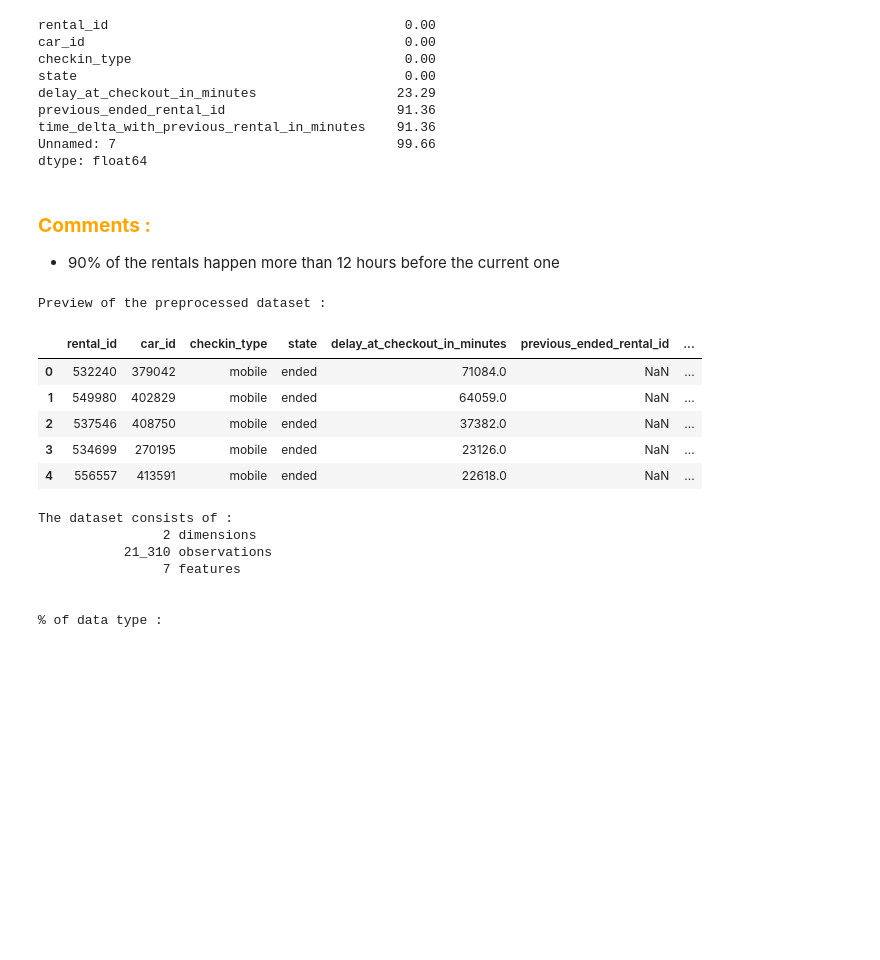
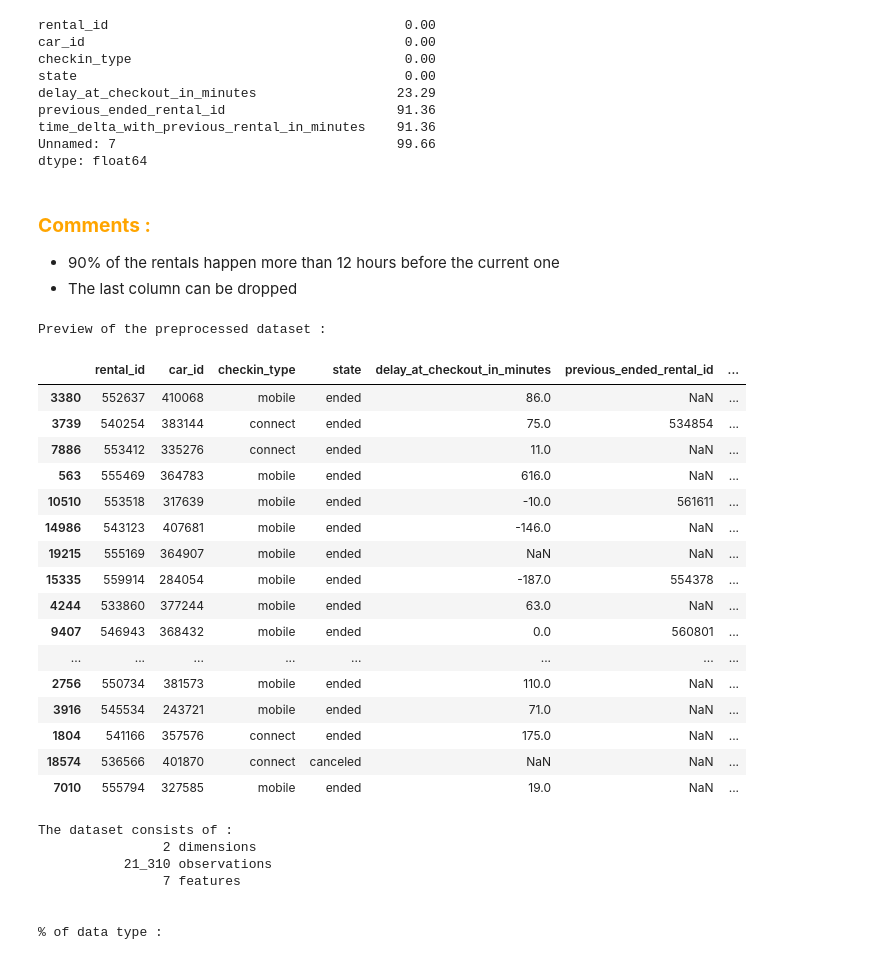
Before and after one commit to 40tude/02_Data-Science_Fullstack_march_2024, a Jupyter notebook: 08_deployment/99_Project_getaround/02_getarround.ipynb, the cells around one changed output. Drawn from its saved outputs; the diff is of its cells as text; code cells hidden in the pictures; blank space fills up the shorter version.

Commit message:
EDA getaround. Pay attention to state=ended

```diff
--- a/08_deployment/99_Project_getaround/02_getarround.ipynb
+++ b/08_deployment/99_Project_getaround/02_getarround.ipynb
@@ -131,6 +139,7 @@ dtype: float64
 # %% [markdown]
 ### <span style="color:orange"><b>Comments :</b></span>
 * 90% of the rentals happen more than 12 hours before the current one
+* The last column can be dropped
 # %%
 # -----------------------------------------------------------------------------
 def preprocessor(df):
@@ -156,15 +165,27 @@ def preprocessor(df):
 # %%
 df = preprocessor(df)
 print(f"\n\nPreview of the preprocessed dataset :")
-display(df.head())
+# display(df.head())
+display(df.sample(20))
 # %% [output]
 Preview of the preprocessed dataset :
 |  | rental_id | car_id | checkin_type | state | delay_at_checkout_in_minutes | previous_ended_rental_id | ... |
-| 0 | 532240 | 379042 | mobile | ended | 71084.0 | NaN | ... |
-| 1 | 549980 | 402829 | mobile | ended | 64059.0 | NaN | ... |
-| 2 | 537546 | 408750 | mobile | ended | 37382.0 | NaN | ... |
-| 3 | 534699 | 270195 | mobile | ended | 23126.0 | NaN | ... |
-| 4 | 556557 | 413591 | mobile | ended | 22618.0 | NaN | ... |
+| 3380 | 552637 | 410068 | mobile | ended | 86.0 | NaN | ... |
+| 3739 | 540254 | 383144 | connect | ended | 75.0 | 534854 | ... |
+| 7886 | 553412 | 335276 | connect | ended | 11.0 | NaN | ... |
+| 563 | 555469 | 364783 | mobile | ended | 616.0 | NaN | ... |
+| 10510 | 553518 | 317639 | mobile | ended | -10.0 | 561611 | ... |
+| 14986 | 543123 | 407681 | mobile | ended | -146.0 | NaN | ... |
+| 19215 | 555169 | 364907 | mobile | ended | NaN | NaN | ... |
+| 15335 | 559914 | 284054 | mobile | ended | -187.0 | 554378 | ... |
+| 4244 | 533860 | 377244 | mobile | ended | 63.0 | NaN | ... |
+| 9407 | 546943 | 368432 | mobile | ended | 0.0 | 560801 | ... |
+| ... | ... | ... | ... | ... | ... | ... | ... |
+| 2756 | 550734 | 381573 | mobile | ended | 110.0 | NaN | ... |
+| 3916 | 545534 | 243721 | mobile | ended | 71.0 | NaN | ... |
+| 1804 | 541166 | 357576 | connect | ended | 175.0 | NaN | ... |
+| 18574 | 536566 | 401870 | connect | canceled | NaN | NaN | ... |
+| 7010 | 555794 | 327585 | mobile | ended | 19.0 | NaN | ... |
 # %%
 # -----------------------------------------------------------------------------
 def quick_View(df: pd.DataFrame) -> pd.DataFrame:
```
Also changed, not shown: parts of 25 cells of this notebook, 1 other file.
